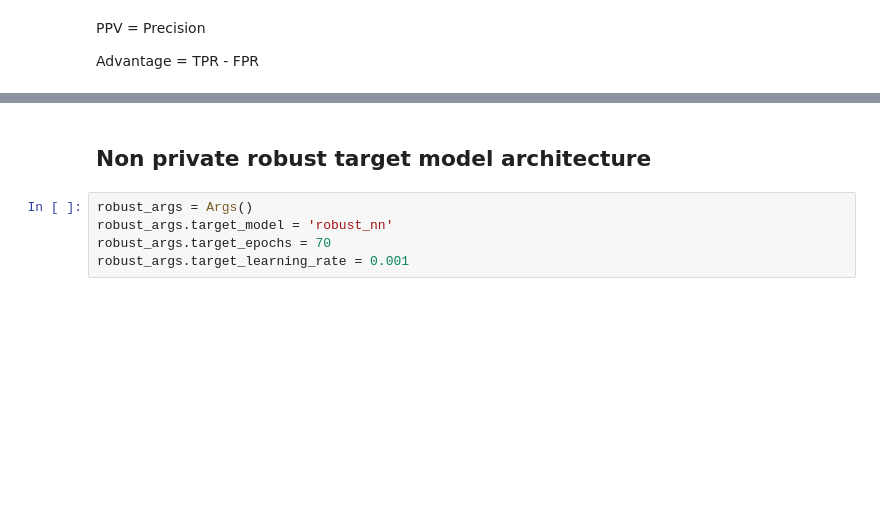
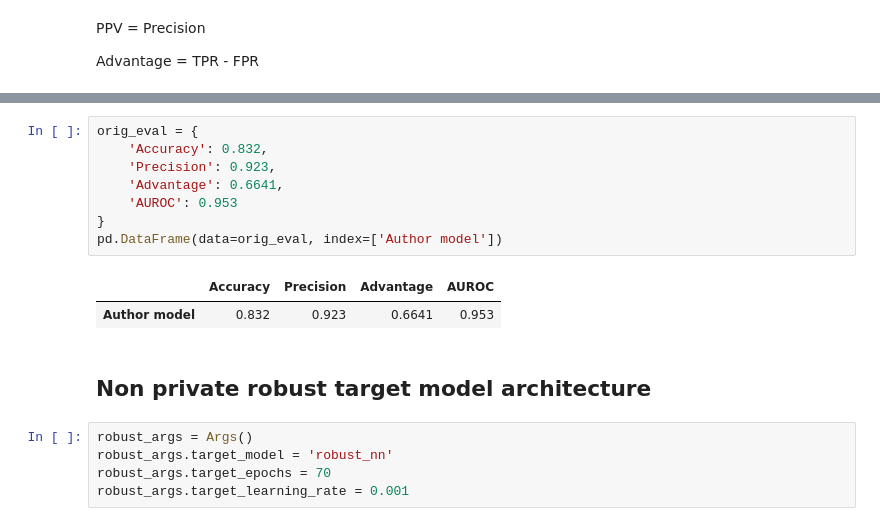
Before and after one commit to sanjyotUM/EvaluatingDPML, a Jupyter notebook: notebooks/explore.ipynb, the cells around one changed output, grey strips where cells are left out. Saved outputs shown, nothing was run; the diff lists cells and outputs as text; blank space fills up the shorter version.

```diff
--- a/notebooks/explore.ipynb
+++ b/notebooks/explore.ipynb
@@ -128,4 +143,15 @@ Area under ROC curve: 0.955
 [figure]
+# %%
+orig_eval = {
+    'Accuracy': 0.832,
+    'Precision': 0.923,
+    'Advantage': 0.6641,
+    'AUROC': 0.953
+}
+pd.DataFrame(data=orig_eval, index=['Author model'])
+# %% [output]
+|  | Accuracy | Precision | Advantage | AUROC |
+| Author model | 0.832 | 0.923 | 0.6641 | 0.953 |
 # %% [markdown]
 ## Non private robust target model architecture
 # %%
```
Also changed, not shown: parts of 13 cells of this notebook.
